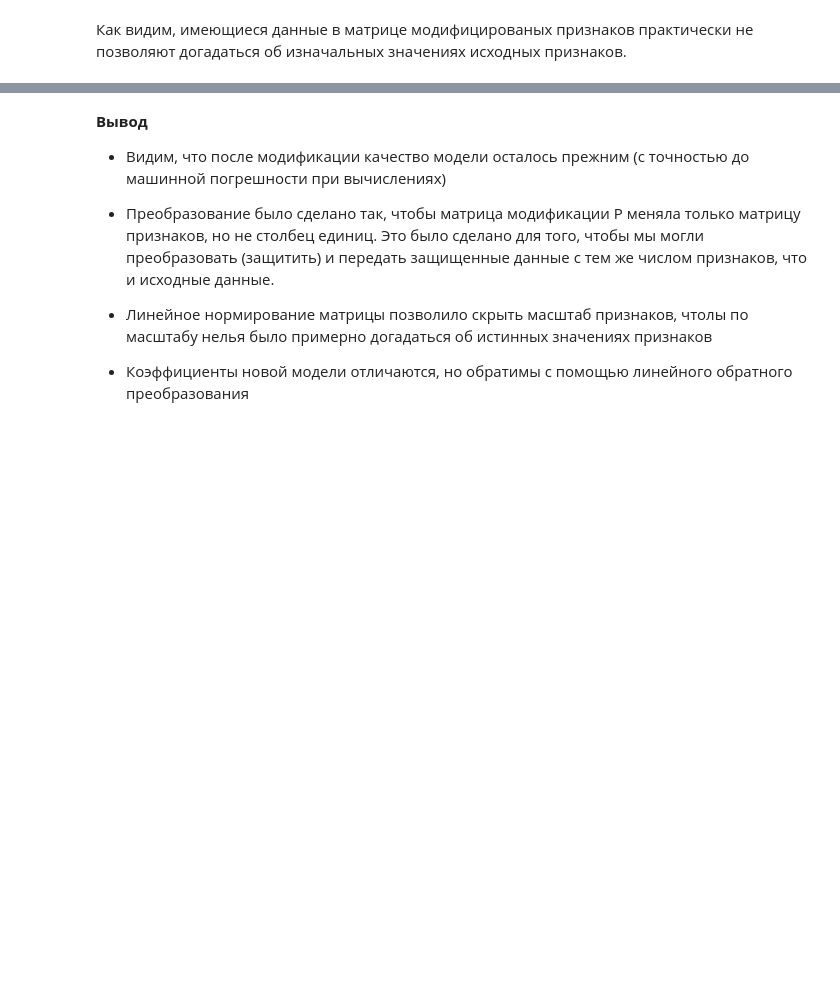
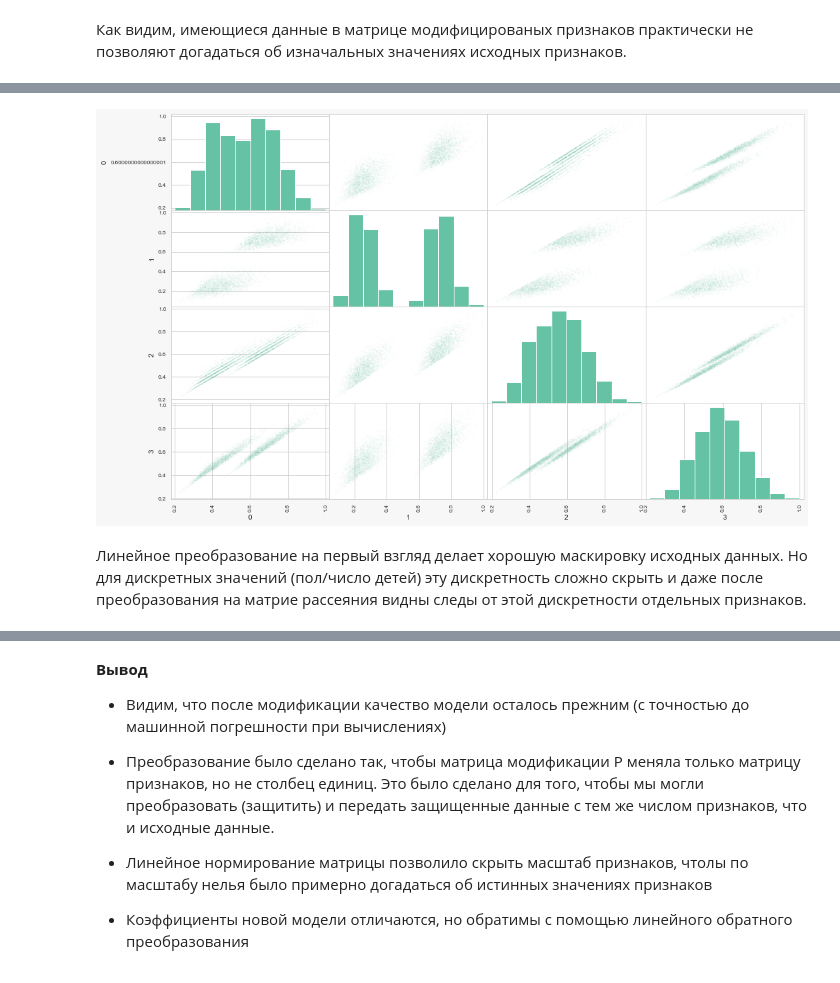
Before and after one commit to RadarYV/Yandex-Practicum-Data-Science, a Jupyter notebook: yandex_10_insurance_accepted.ipynb, the cells around one changed output, grey strips where cells are left out. Saved outputs shown, nothing was run; the diff lists cells and outputs as text; code cells hidden in the pictures; blank space fills up the shorter version.

```diff
--- a/yandex_10_insurance_accepted.ipynb
+++ b/yandex_10_insurance_accepted.ipynb
@@ -383,3 +421,9 @@ t.describe()
+# %%
+pd.plotting.scatter_matrix(t, figsize=(16,10), alpha=0.1, s=5);
+# %% [output]
+[figure, added]
+# %% [markdown]
+Линейное преобразование на первый взгляд делает хорошую маскировку исходных данных. Но для дискретных значений (пол/число детей) эту дискретность сложно скрыть и даже после преобразования на матрие рассеяния видны следы от этой дискретности отдельных признаков.
 # %%
 # считаем коэффициенты регрессии с обратным преобразованием
 w_new_rev = np.concatenate([w_new[:1], P @ w_new[1:]])
```
Also changed, not shown: parts of 15 cells of this notebook.
